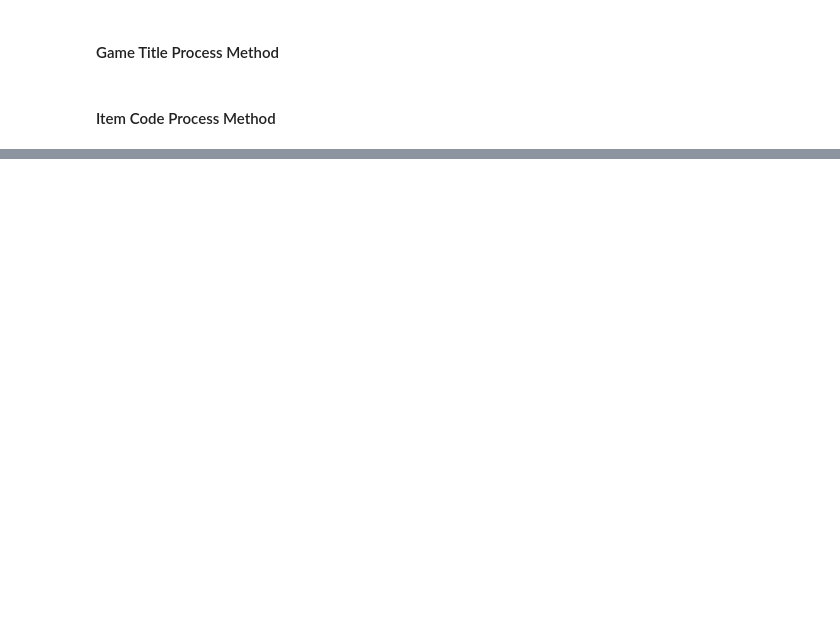
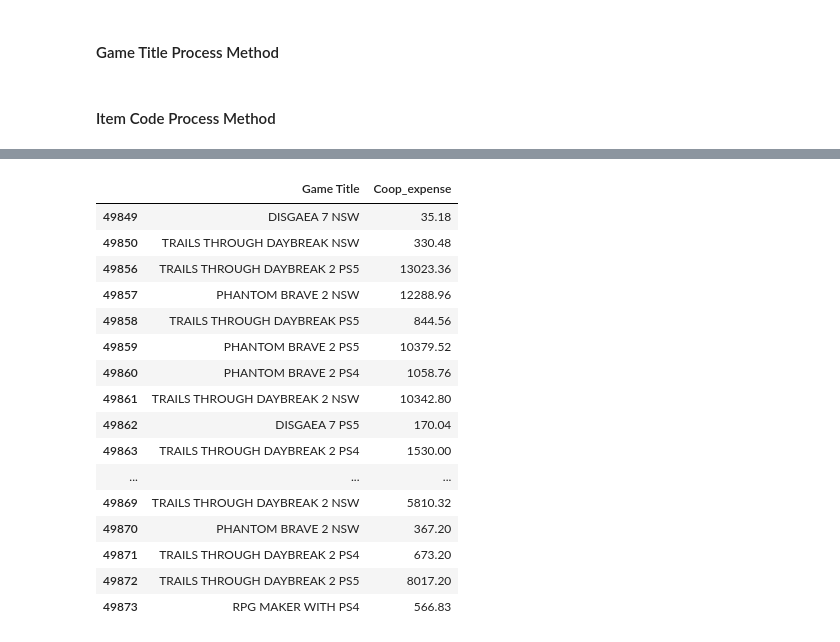
Before and after one commit to dentsusoken-usa/NIS-America-BI-Report, a Jupyter notebook: Data Process.ipynb, the cells around one changed output, grey strips where cells are left out. Saved outputs shown, nothing was run; the diff lists cells and outputs as text; code cells hidden in the pictures; blank space fills up the shorter version.

```diff
--- a/Data Process.ipynb
+++ b/Data Process.ipynb
@@ -204,0 +73,25 @@ df.to_csv(output_folder_path + 'Sales and Profit Data.csv', index = True)
+# %%
+coop_df = custom_df[custom_df["Item"] == "CO-OP AD Expense"]
+coop_df = coop_df[['Game Title', 'Debit', 'Credit']]
+coop_df["Coop_expense"] = coop_df["Debit"].fillna(0) + coop_df["Credit"].fillna(0)
+coop_df = coop_df[['Game Title', 'Coop_expense']]
+
+coop_df
+# %% [output]
+|  | Game Title | Coop_expense |
+| 49849 | DISGAEA 7 NSW | 35.18 |
+| 49850 | TRAILS THROUGH DAYBREAK NSW | 330.48 |
+| 49856 | TRAILS THROUGH DAYBREAK 2 PS5 | 13023.36 |
+| 49857 | PHANTOM BRAVE 2 NSW | 12288.96 |
+| 49858 | TRAILS THROUGH DAYBREAK PS5 | 844.56 |
+| 49859 | PHANTOM BRAVE 2 PS5 | 10379.52 |
+| 49860 | PHANTOM BRAVE 2 PS4 | 1058.76 |
+| 49861 | TRAILS THROUGH DAYBREAK 2 NSW | 10342.80 |
+| 49862 | DISGAEA 7 PS5 | 170.04 |
+| 49863 | TRAILS THROUGH DAYBREAK 2 PS4 | 1530.00 |
+| ... | ... | ... |
+| 49869 | TRAILS THROUGH DAYBREAK 2 NSW | 5810.32 |
+| 49870 | PHANTOM BRAVE 2 NSW | 367.20 |
+| 49871 | TRAILS THROUGH DAYBREAK 2 PS4 | 673.20 |
+| 49872 | TRAILS THROUGH DAYBREAK 2 PS5 | 8017.20 |
+| 49873 | RPG MAKER WITH PS4 | 566.83 |
```
Also changed, not shown: parts of 29 cells of this notebook, 26 other files.
